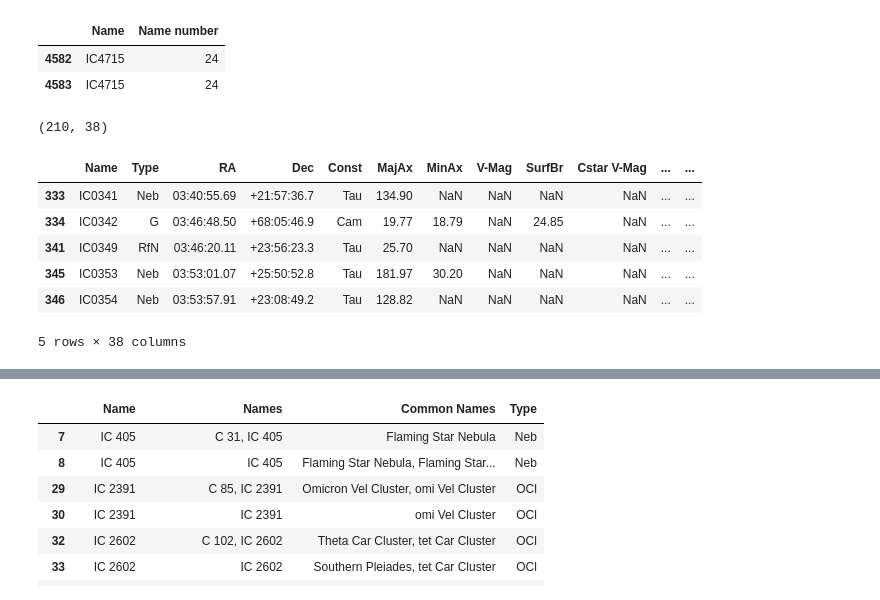
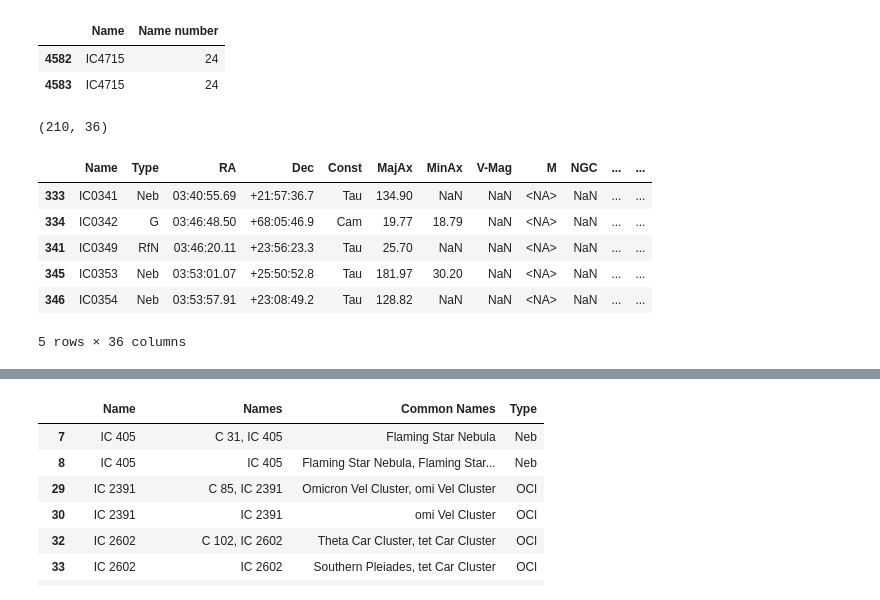
Before and after one commit to DwarfTelescopeUsers/dwarfii-stellarium-goto, a Jupyter notebook: notebooks/5_create_catalogues.ipynb, the cells around one changed output, grey strips where cells are left out. Cells and saved outputs as stored; diff of their text form; code cells hidden in the pictures.

```diff
--- a/notebooks/5_create_catalogues.ipynb
+++ b/notebooks/5_create_catalogues.ipynb
@@ -49,11 +43,15 @@ df.to_csv(openngc_path, index=False)
 # %%
 openngc_columns = [
-    'Name', 'Type', 'RA', 'Dec', 'Const', 'MajAx', 'MinAx', 'V-Mag', 'SurfBr',
-    'Cstar V-Mag',
-    'M', 'NGC', 'IC', 'Cstar Names', 'Common names'
+    'Name', 'Type', 'RA', 'Dec', 'Const', 'MajAx', 'MinAx', 'V-Mag',
+    'M', 'NGC', 'IC',  'Common names'
 ]
 mike_columns = [
     'Catalog',
     'Name', 'Name (no leading zero)', 'Name (final)', 'Common Name', 'NGC/ID',
     "Width (')", "Height (')", 'Mag', 'Type', 'RA', 'Dec'
 ]
+
+hyg_columns = [
+    'hip',  'hd', 'hr',
+    'proper', 'ra', 'dec', 'mag', 'con'
+]
@@ -60,7 +60,8 @@ mike_columns = [
 # %%
 ngc_df = pd.read_csv(openngc_path, usecols=openngc_columns, dtype={'M': pd.Int64Dtype()})
 ngc_df = ngc_df[ngc_df['Type'] != 'Dup']
+ngc_df.loc[ngc_df['M'] == 65, 'Common names'] = 'Leo Triplet'
 
 log_df(ngc_df)
-# (13340, 15)
+# (13340, 12)
 # %% [output]
@@ -204,22 +185,30 @@ merge_df[merge_df['Name']=='IC4715'][['Name', 'Name number']]
 # %%
 filter_df = merge_df.copy()
 
-limit = 15
+size_limit = 15
+mag_limit = 10
 
-draft_df = filter_df[(filter_df['MajAx'] >= limit) | (filter_df['MinAx'] >= limit) | (filter_df['mike'] == True)]
-draft_df = draft_df[((draft_df['V-Mag'].notna()) & (filter_df['V-Mag'] < 10)) | draft_df['V-Mag'].isna()]
+size_bool = (filter_df['MajAx'] >= size_limit) | (filter_df['MinAx'] >= size_limit)
 
-log_df(draft_df)
-# (210, 38) 15 + mike
-# (137, 38) 15
-# (270, 38) 10 + mike
-# (226, 38) 10
+# filter_df = filter_df[size_bool]
+filter_df = filter_df[(size_bool) | (filter_df['mike'] == True)]
+
+filter_df = filter_df[(filter_df['V-Mag'] <= mag_limit) | filter_df['V-Mag'].isna()]
+# filter_df = filter_df[filter_df['V-Mag'] <= mag_limit]
+filter_df['Notes'] = 'large_dso'
+
+log_df(filter_df)
+# (210, 35) size 15 + NA, mag 10,  mike
+# (137, 35) size 15 + NA, mag 10
+# (122, 35) size 15,  mag 10, mike
+# (66, 35) size 15, mag 10
+# (201, 35) size 15 + NA, mag 9,  mike
 # %% [output]
-(210, 38)
+(210, 36)
-|  | Name | Type | RA | Dec | Const | MajAx | MinAx | V-Mag | SurfBr | Cstar V-Mag | ... | ... |
-| 333 | IC0341 | Neb | 03:40:55.69 | +21:57:36.7 | Tau | 134.90 | NaN | NaN | NaN | NaN | ... | ... |
-| 334 | IC0342 | G | 03:46:48.50 | +68:05:46.9 | Cam | 19.77 | 18.79 | NaN | 24.85 | NaN | ... | ... |
-| 341 | IC0349 | RfN | 03:46:20.11 | +23:56:23.3 | Tau | 25.70 | NaN | NaN | NaN | NaN | ... | ... |
-| 345 | IC0353 | Neb | 03:53:01.07 | +25:50:52.8 | Tau | 181.97 | 30.20 | NaN | NaN | NaN | ... | ... |
-| 346 | IC0354 | Neb | 03:53:57.91 | +23:08:49.2 | Tau | 128.82 | NaN | NaN | NaN | NaN | ... | ... |
+|  | Name | Type | RA | Dec | Const | MajAx | MinAx | V-Mag | M | NGC | ... | ... |
+| 333 | IC0341 | Neb | 03:40:55.69 | +21:57:36.7 | Tau | 134.90 | NaN | NaN | <NA> | NaN | ... | ... |
+| 334 | IC0342 | G | 03:46:48.50 | +68:05:46.9 | Cam | 19.77 | 18.79 | NaN | <NA> | NaN | ... | ... |
+| 341 | IC0349 | RfN | 03:46:20.11 | +23:56:23.3 | Tau | 25.70 | NaN | NaN | <NA> | NaN | ... | ... |
+| 345 | IC0353 | Neb | 03:53:01.07 | +25:50:52.8 | Tau | 181.97 | 30.20 | NaN | <NA> | NaN | ... | ... |
+| 346 | IC0354 | Neb | 03:53:57.91 | +23:08:49.2 | Tau | 128.82 | NaN | NaN | <NA> | NaN | ... | ... |
-5 rows × 38 columns
+5 rows × 36 columns
```
Also changed, not shown: parts of 51 cells of this notebook, 11 other files.
